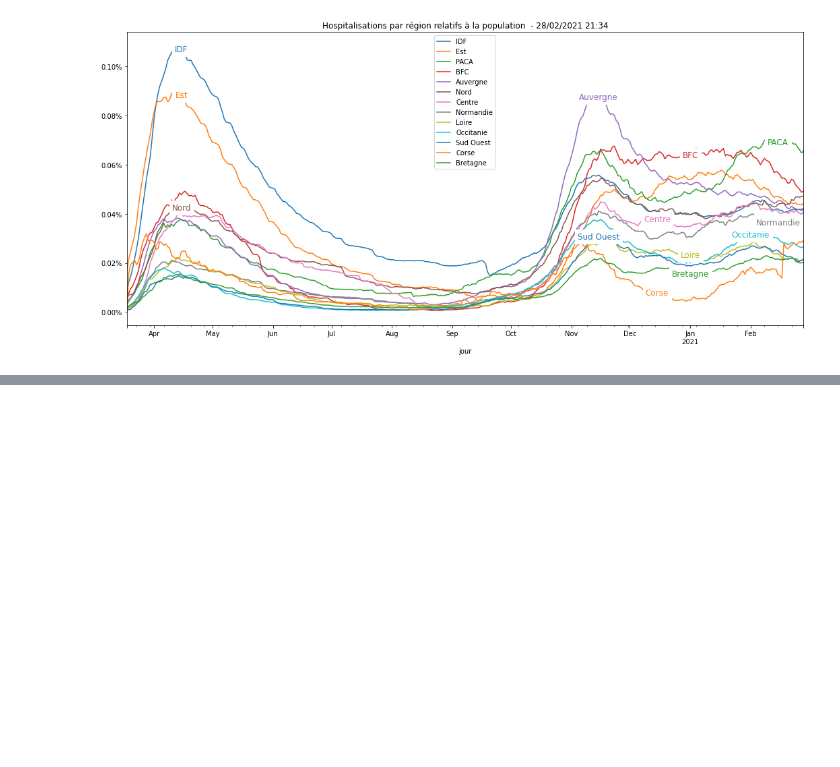
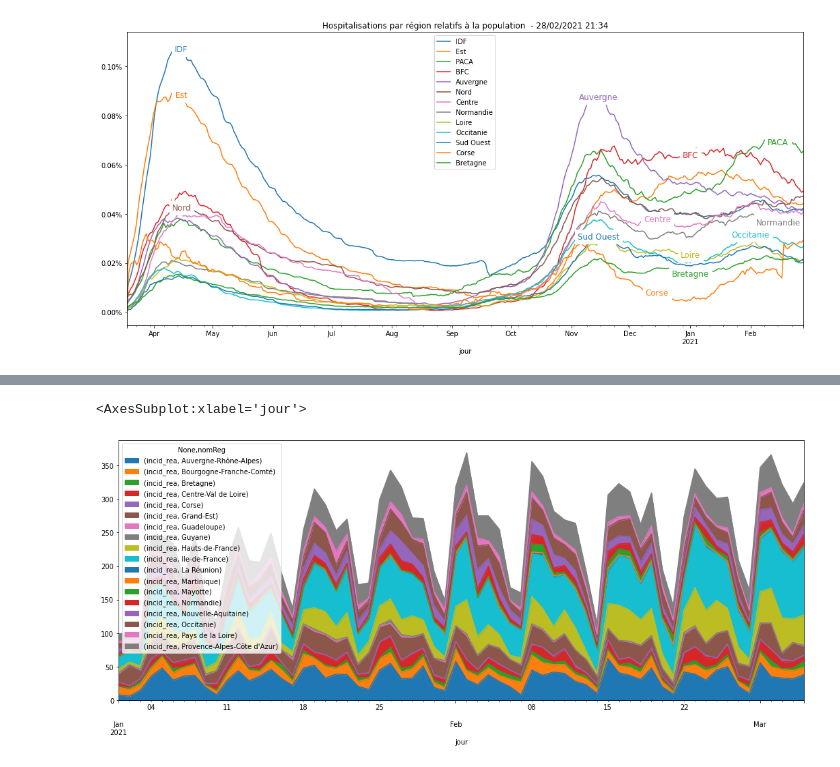
Before and after one commit to fguilleme/deces, a Jupyter notebook: covid-par-region.ipynb, the cells around one changed output, grey strips where cells are left out. Saved outputs shown, nothing was run; the diff lists cells and outputs as text; code cells hidden in the pictures; blank space fills up the shorter version.

```diff
--- a/covid-par-region.ipynb
+++ b/covid-par-region.ipynb
@@ -335,3 +347,12 @@ plot_par_region("Hospitalisations par région relatifs à la population ",
 # %% [output]
 Population totale = 64915840
 [figure]
+# %%
+import pandas as pd
+import matplotlib.pyplot as plt
+import requests
+from io import StringIO
+url = "https://www.data.gouv.fr/fr/datasets/r/a1466f7f-4ece-4158-a373-f5d4db167eb0"
+req = requests.get(url)
+csv = pd.read_csv(StringIO(req.text), delimiter=';', parse_dates=['jour'])
+csv
@@ -337,0 +373,5 @@ Population totale = 64915840
+# %%
+csv[csv['jour'].dt.year==2021].drop(columns='numReg').groupby(['jour', 'nomReg']).sum().unstack('nomReg').plot.area(figsize=(18,7))
+# %% [output]
+<AxesSubplot:xlabel='jour'>
+[figure, added]
```
Also changed, not shown: parts of 4 cells of this notebook, 2 other files.
